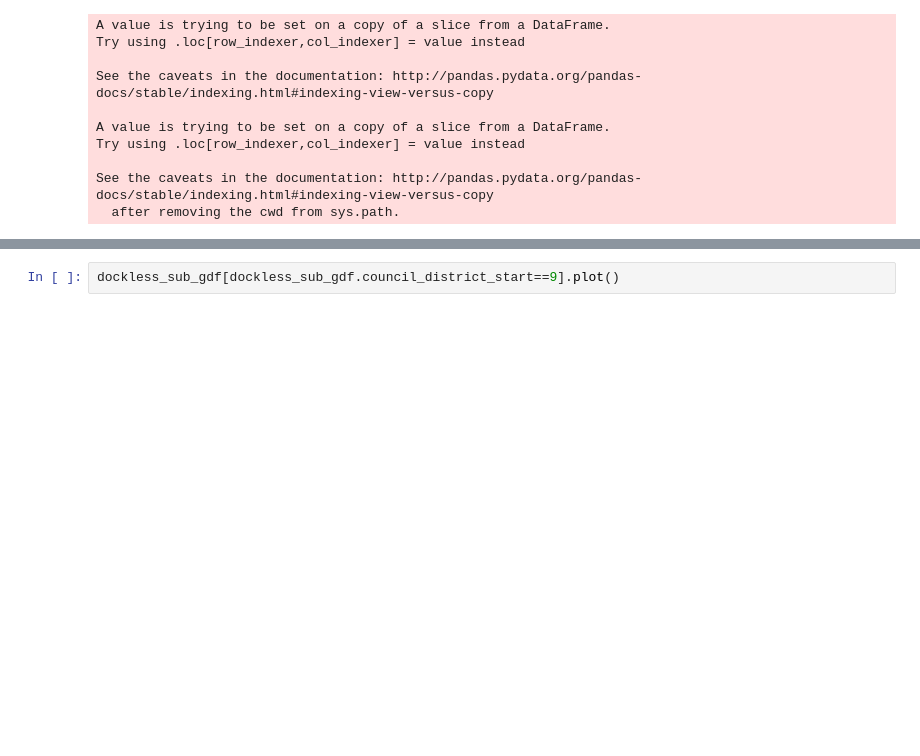
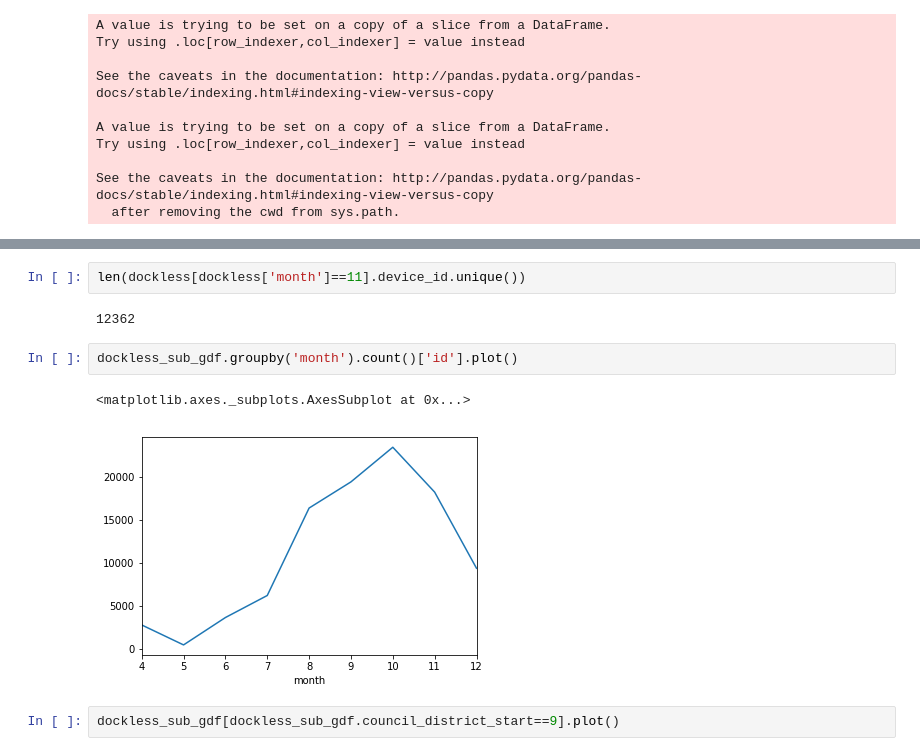
Before and after one commit to SohamMody/Event-Detection-from-Dockless-Scooter-Trips-Austin, a Jupyter notebook: EDA.ipynb, the cells around one changed output, grey strips where cells are left out. Saved outputs shown, nothing was run; the diff lists cells and outputs as text; blank space fills up the shorter version.

```diff
--- a/EDA.ipynb
+++ b/EDA.ipynb
@@ -162,3 +184,12 @@ See the caveats in the documentation: http://pandas.pydata.org/pandas-docs/stabl
+# %%
+len(dockless[dockless['month']==11].device_id.unique())
+# %% [output]
+12362
+# %%
+dockless_sub_gdf.groupby('month').count()['id'].plot()
+# %% [output]
+<matplotlib.axes._subplots.AxesSubplot at 0x...>
+[figure, added]
 # %%
 dockless_sub_gdf[dockless_sub_gdf.council_district_start==9].plot()
 # %% [output]
```
Also changed, not shown: parts of 15 cells of this notebook.
